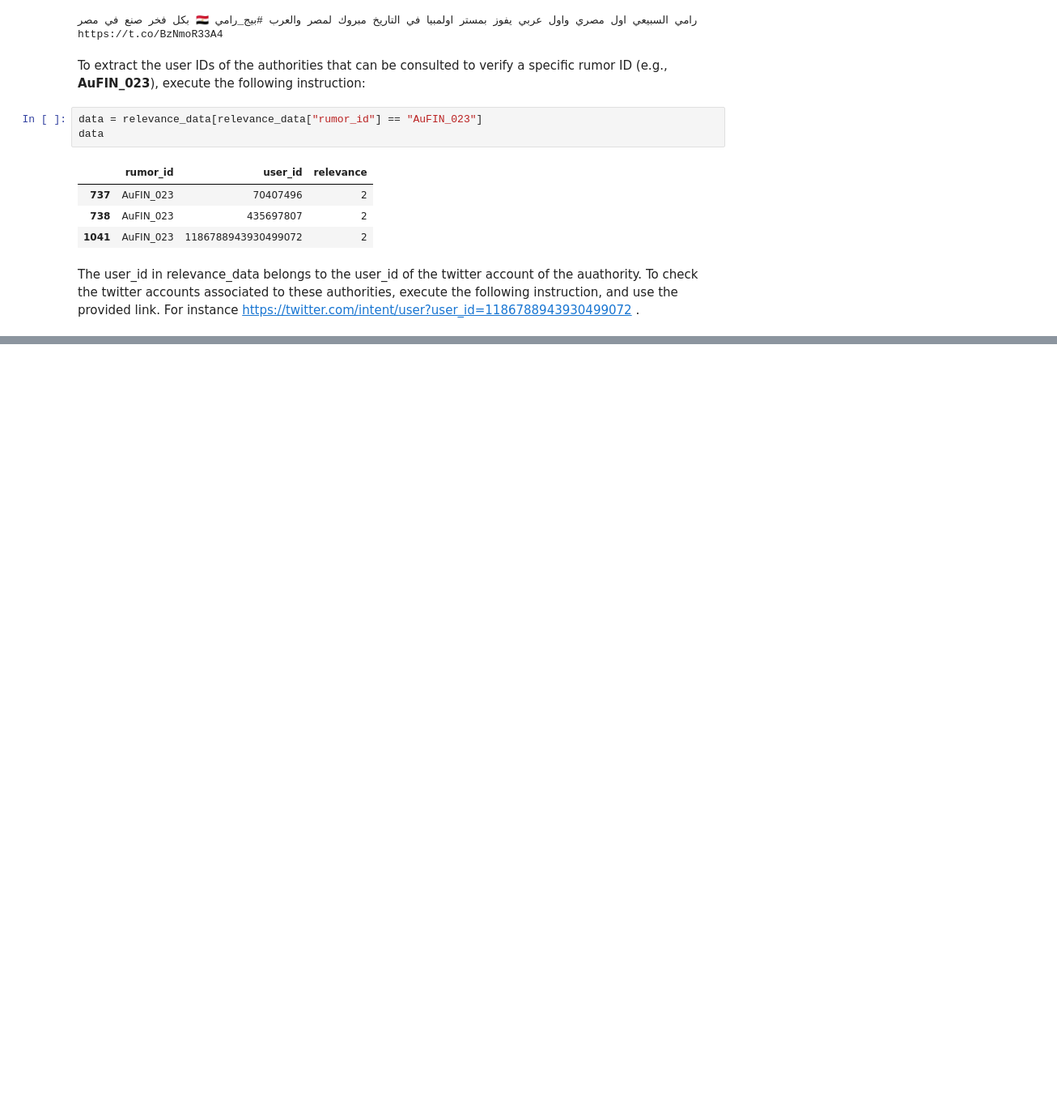
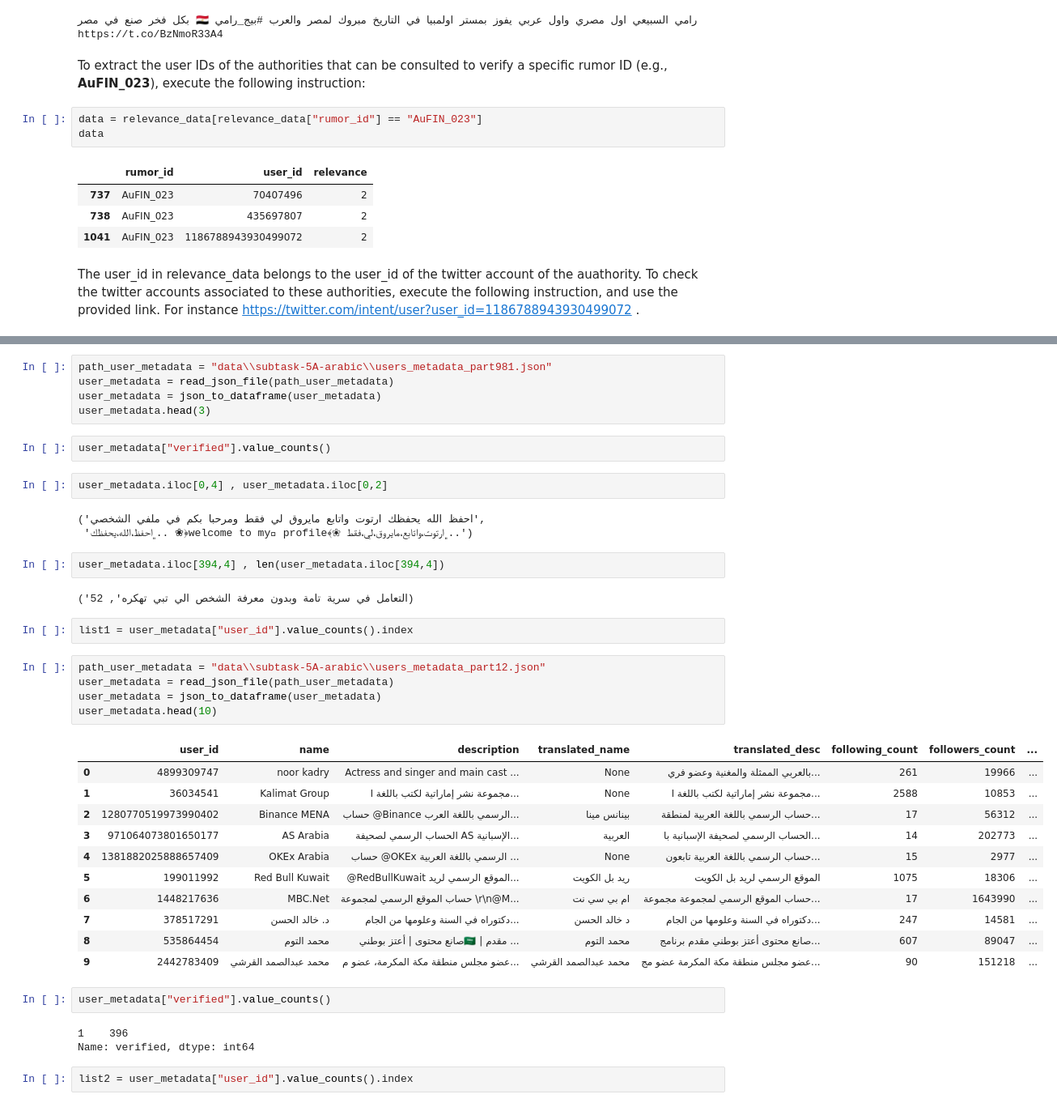
Before and after one commit to GharafiHamza/AINoLoPs, a Jupyter notebook: data-analysis/data-vis.ipynb, the cells around one changed output, grey strips where cells are left out. Shown at 81% size. Saved outputs shown, nothing was run; the diff lists cells and outputs as text; blank space fills up the shorter version.

Commit message:
Changing data-vis to new provided file by Ouiazani

```diff
--- a/data-analysis/data-vis.ipynb
+++ b/data-analysis/data-vis.ipynb
@@ -257,0 +292,42 @@ link
+# %%
+path_user_metadata = "data\\subtask-5A-arabic\\users_metadata_part981.json"
+user_metadata = read_json_file(path_user_metadata)
+user_metadata = json_to_dataframe(user_metadata)
+user_metadata.head(3)
+# %%
+user_metadata["verified"].value_counts()
+# %%
+user_metadata.iloc[0,4] , user_metadata.iloc[0,2]
+# %% [output]
+('احفظ الله يحفظك ارتوت واتابع مايروق لي فقط ومرحبا بكم في ملفي الشخصي',
+ '﮼احفظ،الله،يحفظك.. ❀﴿welcome to myٰ profile﴾❀ ﮼ارتوت،واتابع،مايروق،لي،فقط..')
+# %%
+user_metadata.iloc[394,4] , len(user_metadata.iloc[394,4])
+# %% [output]
+('التعامل في سرية تامة وبدون معرفة الشخص الي تبي تهكره', 52)
+# %%
+list1 = user_metadata["user_id"].value_counts().index
+# %%
+path_user_metadata = "data\\subtask-5A-arabic\\users_metadata_part12.json"
+user_metadata = read_json_file(path_user_metadata)
+user_metadata = json_to_dataframe(user_metadata)
+user_metadata.head(10)
+# %% [output]
+|  | user_id | name | description | translated_name | translated_desc | following_count | followers_count | ... |
+| 0 | 4899309747 | noor kadry | Actress and singer and main cast ... | None | بالعربي الممثلة والمغنية وعضو فري... | 261 | 19966 | ... |
+| 1 | 36034541 | Kalimat Group | مجموعة نشر إماراتية لكتب باللغة ا... | None | مجموعة نشر إماراتية لكتب باللغة ا... | 2588 | 10853 | ... |
+| 2 | 1280770519973990402 | Binance MENA | حساب @Binance الرسمي باللغة العرب... | بينانس مينا | حساب الرسمي باللغة العربية لمنطقة... | 17 | 56312 | ... |
+| 3 | 971064073801650177 | AS Arabia | الحساب الرسمي لصحيفة AS الإسبانية... | العربية | الحساب الرسمي لصحيفة الإسبانية با... | 14 | 202773 | ... |
+| 4 | 1381882025888657409 | OKEx Arabia | حساب @OKEx الرسمي باللغة العربية ... | None | حساب الرسمي باللغة العربية تابعون... | 15 | 2977 | ... |
+| 5 | 199011992 | Red Bull Kuwait | @RedBullKuwait الموقع الرسمي لريد... | ريد بل الكويت | الموقع الرسمي لريد بل الكويت | 1075 | 18306 | ... |
+| 6 | 1448217636 | MBC.Net | حساب الموقع الرسمي لمجموعة \r\n@M... | ام بي سي نت | حساب الموقع الرسمي لمجموعة مجموعة... | 17 | 1643990 | ... |
+| 7 | 378517291 | د. خالد الحسن | دكتوراه في السنة وعلومها من الجام... | د خالد الحسن | دكتوراه في السنة وعلومها من الجام... | 247 | 14581 | ... |
+| 8 | 535864454 | محمد التوم | صانع محتوى | أعتز بوطني🇸🇦 | مقدم ... | محمد التوم | صانع محتوى أعتز بوطني مقدم برنامج... | 607 | 89047 | ... |
+| 9 | 2442783409 | محمد عبدالصمد القرشي | عضو مجلس منطقة مكة المكرمة، عضو م... | محمد عبدالصمد القرشي | عضو مجلس منطقة مكة المكرمة عضو مج... | 90 | 151218 | ... |
+# %%
+user_metadata["verified"].value_counts()
+# %% [output]
+1    396
+Name: verified, dtype: int64
+# %%
+list2 = user_metadata["user_id"].value_counts().index
```
Also changed, not shown: parts of 23 cells of this notebook.
